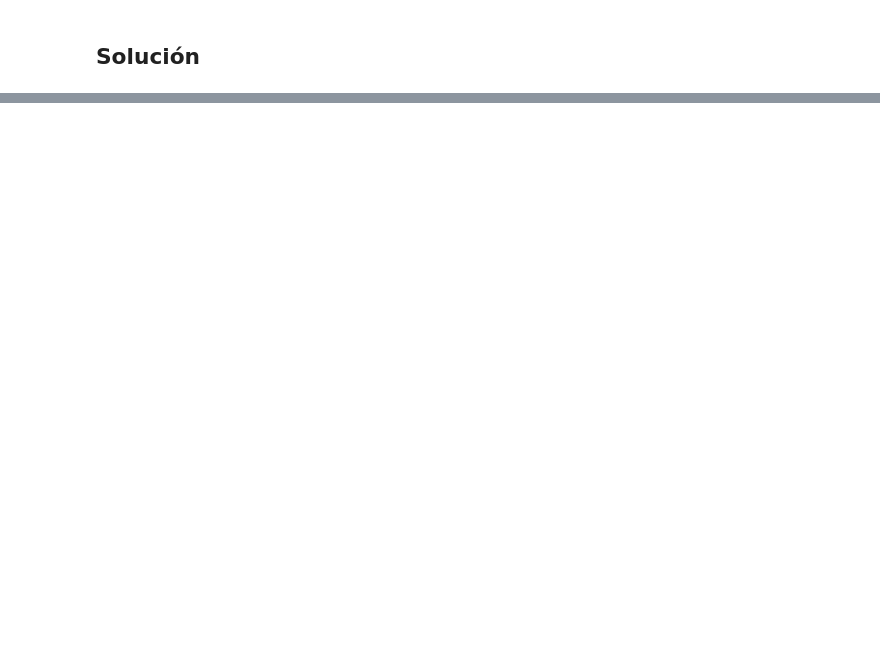
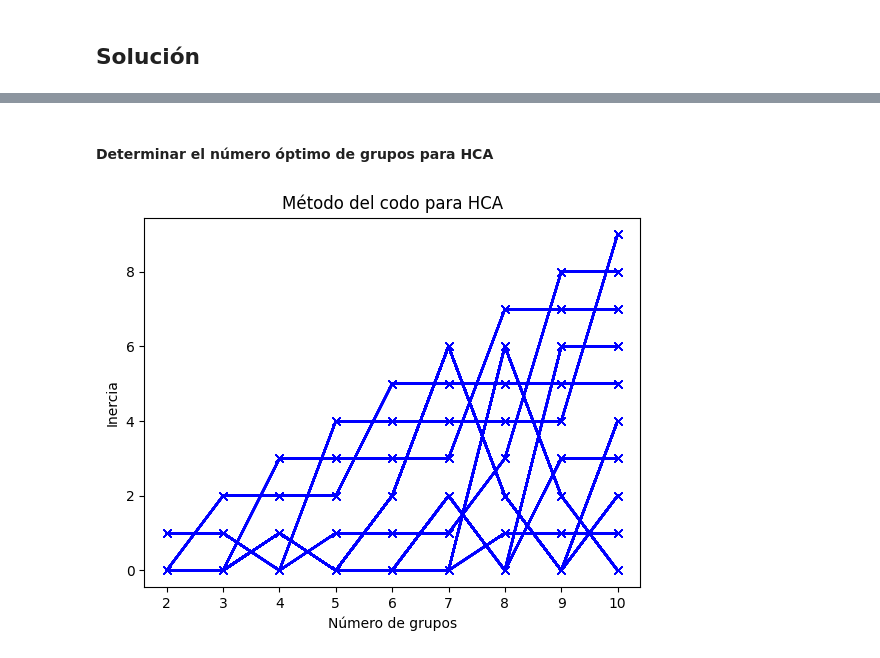
Before and after one commit to lbustio/ciencia_datos, a Jupyter notebook: 18.-clustering.ipynb, the cells around one changed output, grey strips where cells are left out. Saved outputs shown, nothing was run; the diff lists cells and outputs as text; code cells hidden in the pictures; blank space fills up the shorter version.

```diff
--- a/18.-clustering.ipynb
+++ b/18.-clustering.ipynb
@@ -568,0 +319,18 @@ Ya está. Hemos construido con éxito nuestro modelo de K-Means y hemos hecho la
+# %% [markdown]
+#### Determinar el número óptimo de grupos para HCA
+# %%
+# Determinar número óptimo de grupos utilizando el método del codo para HCA
+num_grupos_codo = range(2, 11)
+inercias = []
+for k in num_grupos_codo:
+    hca = AgglomerativeClustering(n_clusters=k)
+    hca_pred = hca.fit_predict(datos_normalizados)
+    inercias.append(hca_pred)
+
+plt.plot(num_grupos_codo, inercias, 'bx-')
+plt.xlabel('Número de grupos')
+plt.ylabel('Inercia')
+plt.title('Método del codo para HCA')
+plt.show()
+# %% [output]
+[figure, added]
```
Also changed, not shown: parts of 94 cells of this notebook, 22 other files.
